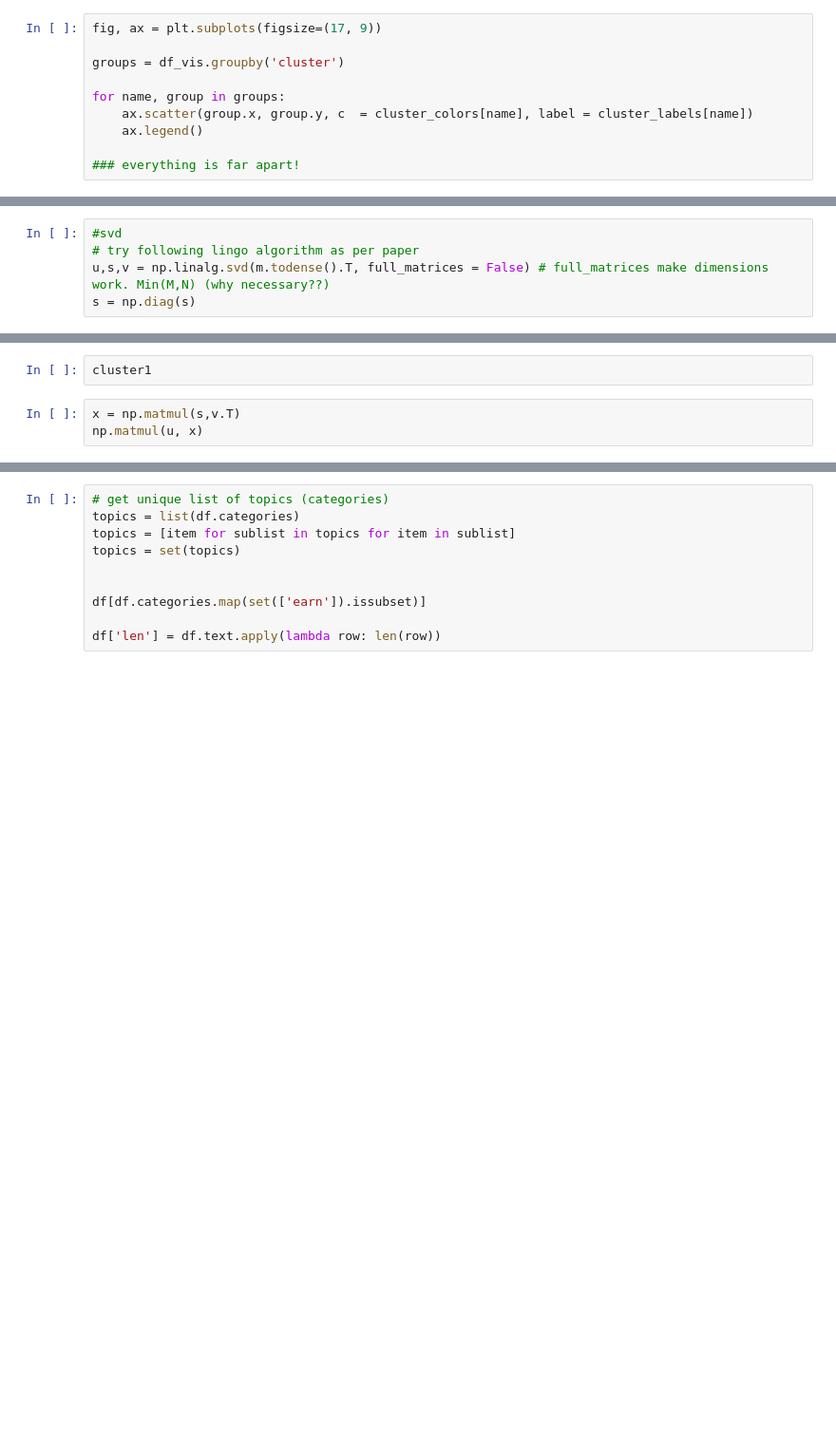
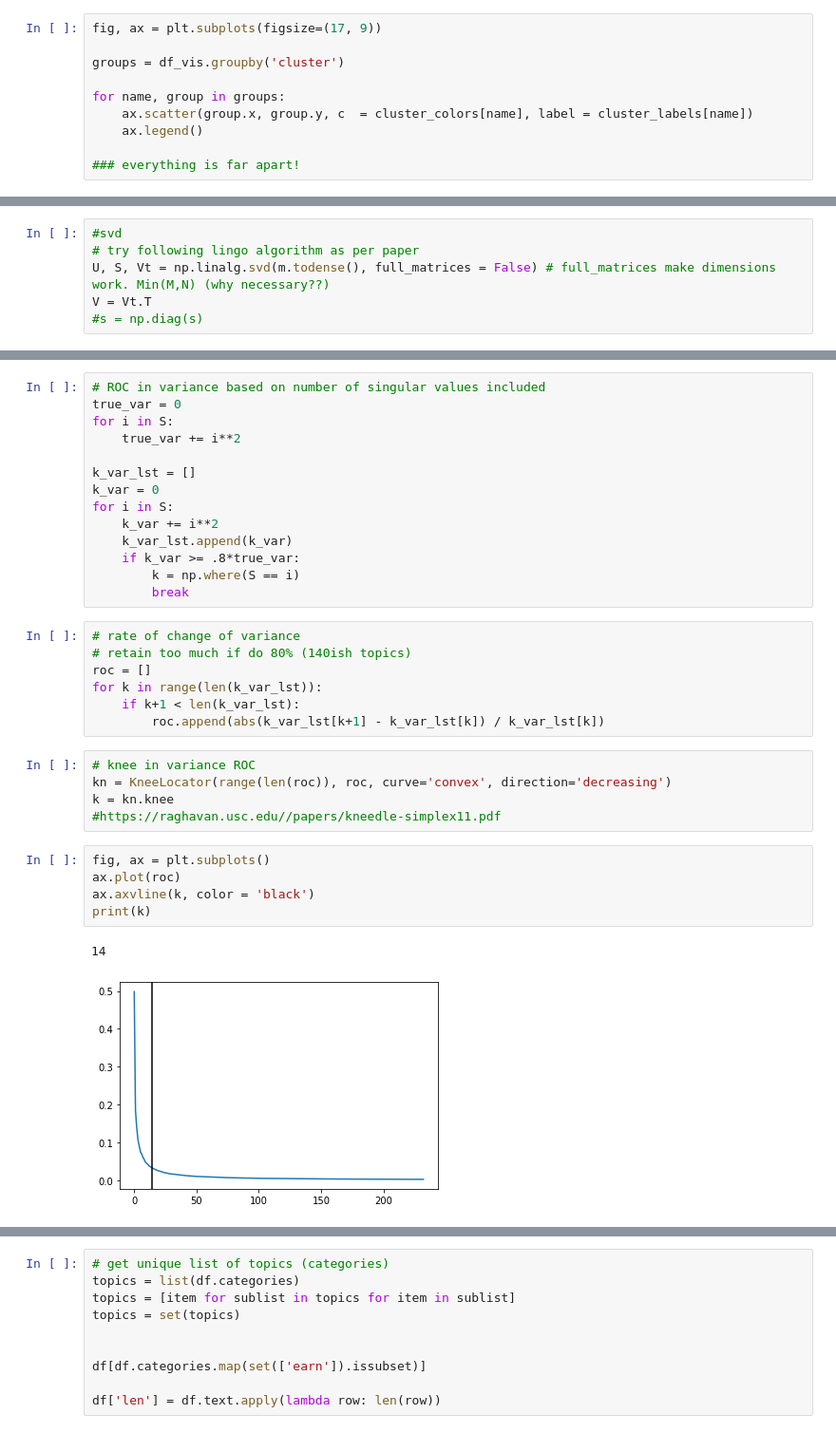
Before and after one commit to katrina906/DS5230, a Jupyter notebook: cleaning.ipynb, the cells around one changed output, grey strips where cells are left out. Shown at 95% size. Cells and saved outputs as stored; diff of their text form; blank space fills up the shorter version.

```diff
--- a/cleaning.ipynb
+++ b/cleaning.ipynb
@@ -612,5 +632,6 @@ for name, group in groups:
 # %%
 #svd
 # try following lingo algorithm as per paper
-u,s,v = np.linalg.svd(m.todense().T, full_matrices = False) # full_matrices make dimensions work. Min(M,N) (why necessary??)
-s = np.diag(s)
+U, S, Vt = np.linalg.svd(m.todense(), full_matrices = False) # full_matrices make dimensions work. Min(M,N) (why necessary??)
+V = Vt.T
+#s = np.diag(s)
@@ -619,5 +638,34 @@ m.shape
-# %%
-cluster1
-# %%
-x = np.matmul(s,v.T)
-np.matmul(u, x)
+# %%
+# ROC in variance based on number of singular values included
+true_var = 0
+for i in S:
+    true_var += i**2
+
+k_var_lst = []
+k_var = 0
+for i in S:
+    k_var += i**2
+    k_var_lst.append(k_var)
+    if k_var >= .8*true_var:
+        k = np.where(S == i)
+        break
+# %%
+# rate of change of variance
+# retain too much if do 80% (140ish topics)
+roc = []
+for k in range(len(k_var_lst)):
+    if k+1 < len(k_var_lst):
+        roc.append(abs(k_var_lst[k+1] - k_var_lst[k]) / k_var_lst[k])
+# %%
+# knee in variance ROC
+kn = KneeLocator(range(len(roc)), roc, curve='convex', direction='decreasing')
+k = kn.knee
+#https://raghavan.usc.edu//papers/kneedle-simplex11.pdf
+# %%
+fig, ax = plt.subplots()
+ax.plot(roc)
+ax.axvline(k, color = 'black')
+print(k)
+# %% [output]
+14
+[figure, added]
```
Also changed, not shown: parts of 28 cells of this notebook.
